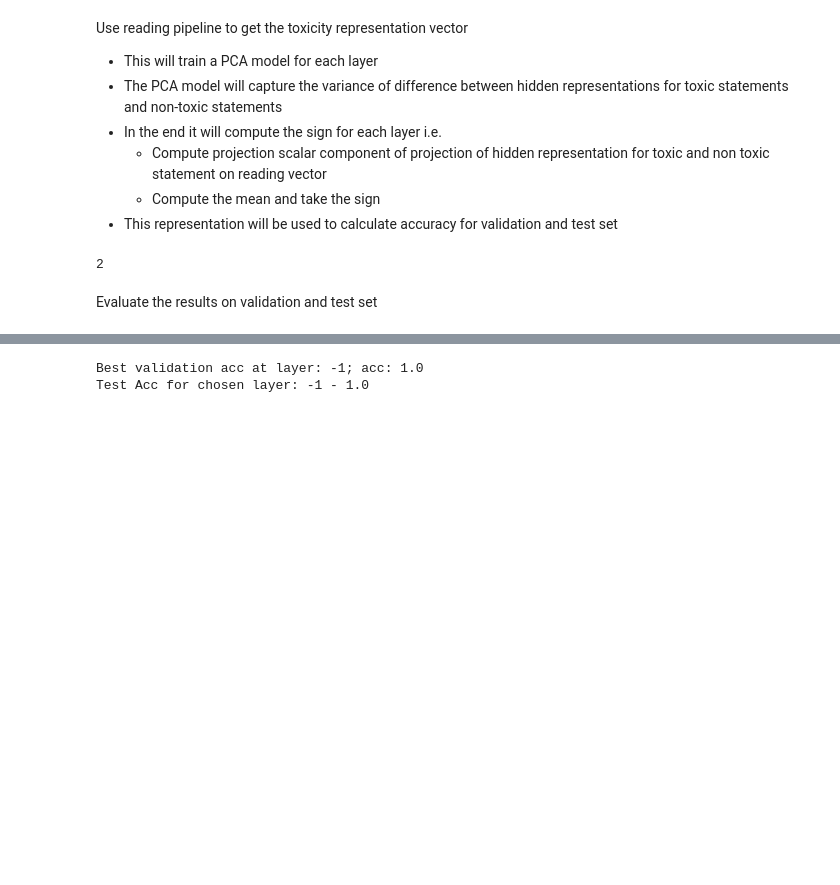
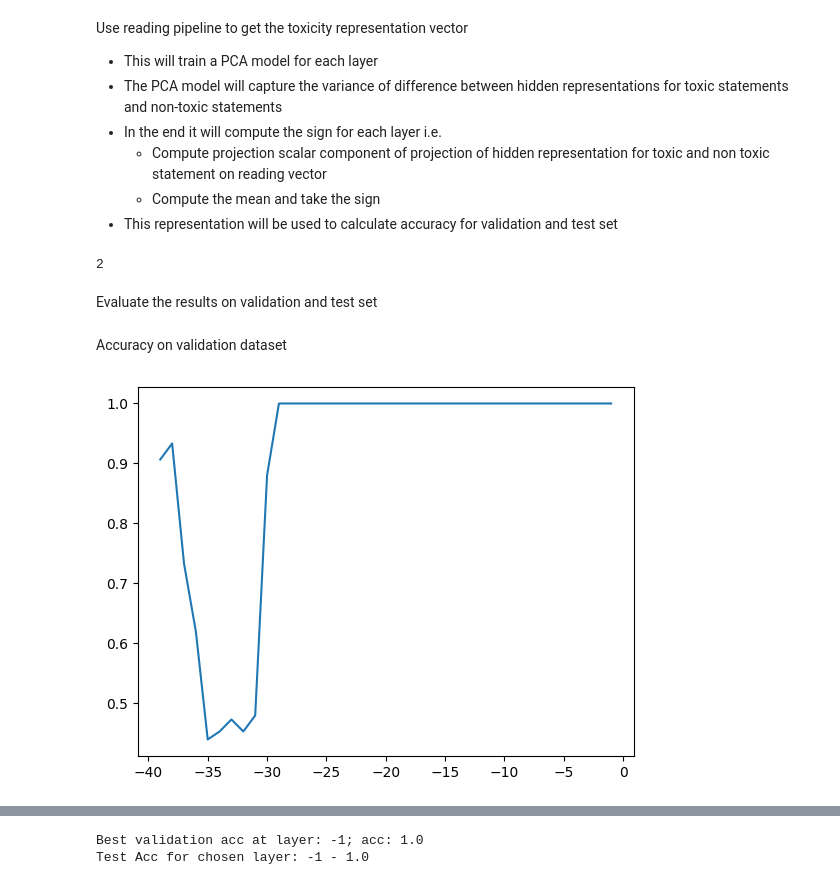
Before and after one commit to sidtandon2014/representation-engineering, a Jupyter notebook: examples/toxicity/toxic.ipynb, the cells around one changed output, grey strips where cells are left out. Saved outputs shown, nothing was run; the diff lists cells and outputs as text; code cells hidden in the pictures; blank space fills up the shorter version.

```diff
--- a/examples/toxicity/toxic.ipynb
+++ b/examples/toxicity/toxic.ipynb
@@ -36,7 +36,7 @@ Load llama model
 
 model_name_or_path = "meta-llama/Llama-2-13b-chat-hf"
 
-model = AutoModelForCausalLM.from_pretrained(model_name_or_path, torch_dtype=torch.bfloat16, device_map="auto", token=os.getenv("access_token")).eval()
+model = AutoModelForCausalLM.from_pretrained(model_name_or_path, torch_dtype=torch.float16, device_map="auto", token=os.getenv("access_token")).eval()
 use_fast_tokenizer = "LlamaForCausalLM" not in model.config.architectures
 tokenizer = AutoTokenizer.from_pretrained(model_name_or_path, use_fast=use_fast_tokenizer, padding_side="left", legacy=False, token=os.getenv("access_token"))
 tokenizer.pad_token_id = 0 if tokenizer.pad_token_id is None else tokenizer.pad_token_id
@@ -67,8 +67,8 @@ len(dataset["train"])
 # %% [output]
 2
 # %%
-batch_size=2
-max_length = 20,
+batch_size=8
+max_length = 2048,
 
 rep_reader = rep_reading_pipeline.get_directions(
         dataset['train']['data'],
@@ -114,3 +114,10 @@ for t, eval_data in datasets:
         cors = np.mean([labels[i].index(1) == eval_func(H) for i, H in enumerate(unflattened_H_tests)])
 
         results[t].append(cors)
+# %% [markdown]
+Accuracy on validation dataset
+# %%
+plt.plot(hidden_layers, results["val"])
+plt.show()
+# %% [output]
+[figure, added]
```
Also changed, not shown: parts of 6 cells of this notebook, 2 other files.
